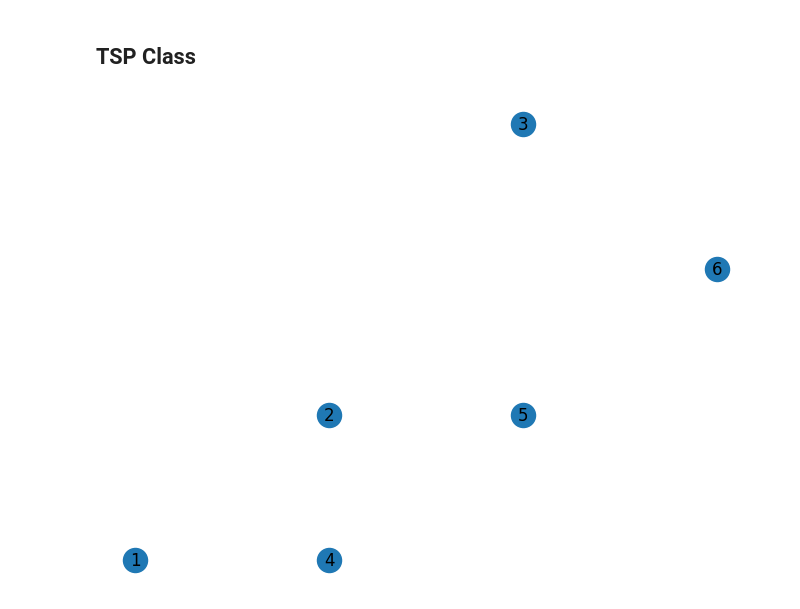
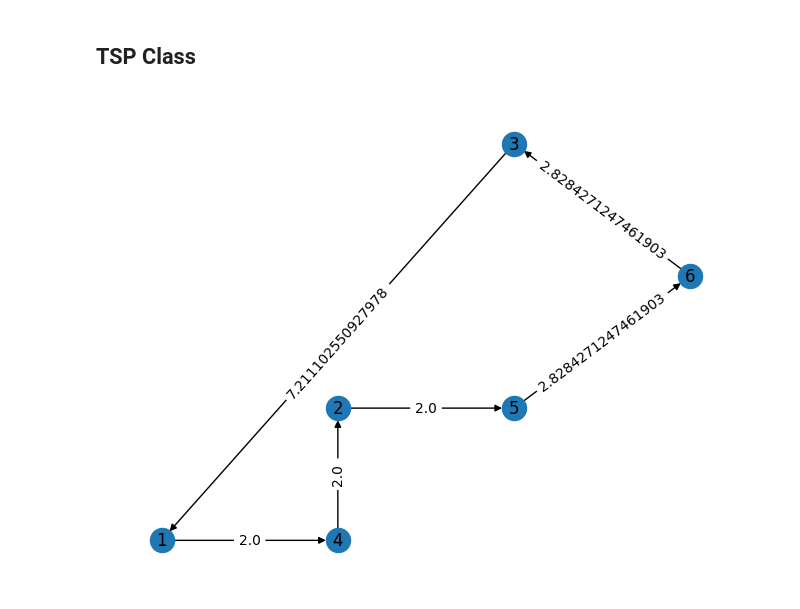
Before and after one commit to bereacs/l01-greedy-tsp-ACBerea, a Jupyter notebook: L01_Greedy.ipynb, the cells around one changed output. Drawn from its saved outputs; the diff is of its cells as text; code cells hidden in the pictures.

Commit message:
Completed getRoute and beGreedy. Forgot to use addEdges and addNodes. Both getRoute and beGreedy should be rewritten later.

```diff
--- a/L01_Greedy.ipynb
+++ b/L01_Greedy.ipynb
@@ -146,23 +146,56 @@ class TSP:
         # Compare each distance and determine which, out of all the distances, is the smallest. (Might be in the greedy algorithm part).
         # Move to that node and repeat the process. (Might be in the greedy algorithm part).
 
+        # Initalize visits and nVisits
+        if visits is None:
+            visits = []
+        if nVisits is None:
+            nVisits = []
 
         # If needList is true, then set nVists to the listPlaces. This will give nVisits all of the locations it needs.
-        if needList and not nVisits:
+        if needList:
             nVisits = self.listPlaces()
+            visits = []
+
+        # Add current to the visited list and remove current from the nVisited list
+        if current in nVisits:
+            visits.append(current)
+            nVisits.remove(current)
+
         # A while function that removes from nVisits and adds to visits so long as nVisits is not empty.
+        while nVisits:
+            currentCoords = self.coords[current]
+            # Create an unrestrcted value for minDist to compare.
+            minDist = float('inf')
+            nearestNode = None
+            # Compare the distance of the current and next nodes to see which distance is the shortest. (Do so until the visit list is filled.)
+            for node in nVisits:
+                # Aquire the nodes coordinates.
+                nodeCoords = self.coords[node]
+                # Determine the distance of the current and next node according to the distance formula.
+                distance = self.calculateDistance(currentCoords, nodeCoords)
+                # Check if the distance is less than the current minDist.
+                if distance < minDist:
+                    minDist = distance
+                    nearestNode = node
+            # Append the nearest node to the visits list.
+            visits.append(nearestNode)
+            # Remove the nearest node from the nVisits list.
+            nVisits.remove(nearestNode)
+            # Set the nearest node to the current node.
+            current = nearestNode
 
-
-
-        #FIXME complete this function
+        return visits
 
     def beGreedy(self, start):
         """ puts together the greedy algorithm. Gets the route order and adds the starting place to the end of the route
         Arguments:
             start -- the starting node for the greedy algorithm
         """
-        pass
-        #FIXME complete this function
+        routeOrder = self.getRoute(start)
+        routeOrder.append(start)
+        self.route = routeOrder
+        return routeOrder
 
     def listPlaces(self):
         """makes a list of all the nodes/places from the dictionary
@@ -174,7 +207,7 @@ class TSP:
         # Set the identifiers for each coordinate pair of each node to the placesList[].
         for keys in self.coords:
             placesList.append(keys)
-            return placesList
+        return placesList
 
         #FIXME complete this function
 
@@ -212,31 +245,31 @@ class TSP:
 
     def showGraph(self):
         """Uses the imported libraries to display the graph
         """
         # get labels and coordinates for the graph
         coords = nx.get_node_attributes(self.graph, 'pos')
         labels = nx.get_edge_attributes(self.graph, 'weight')
         # draw nodes in their coordinates
         nx.draw(self.graph, coords)
         nx.draw_networkx_labels(self.graph, coords)
         # draw edges with their weights
         nx.draw_networkx_edge_labels(self.graph, coords, edge_labels=labels)
         plt.show()
 
 
 
 
 def main():
     tsp = TSP()
 
     tsp.extractData(tspdata)
     tsp.setUpCoords()
     tsp.addNodes()
     tsp.beGreedy(1)
     tsp.addEdges()
     tsp.showGraph()
 
 
 main()
 # %% [output]
-[figure, old version]
+[figure, new version]
```
